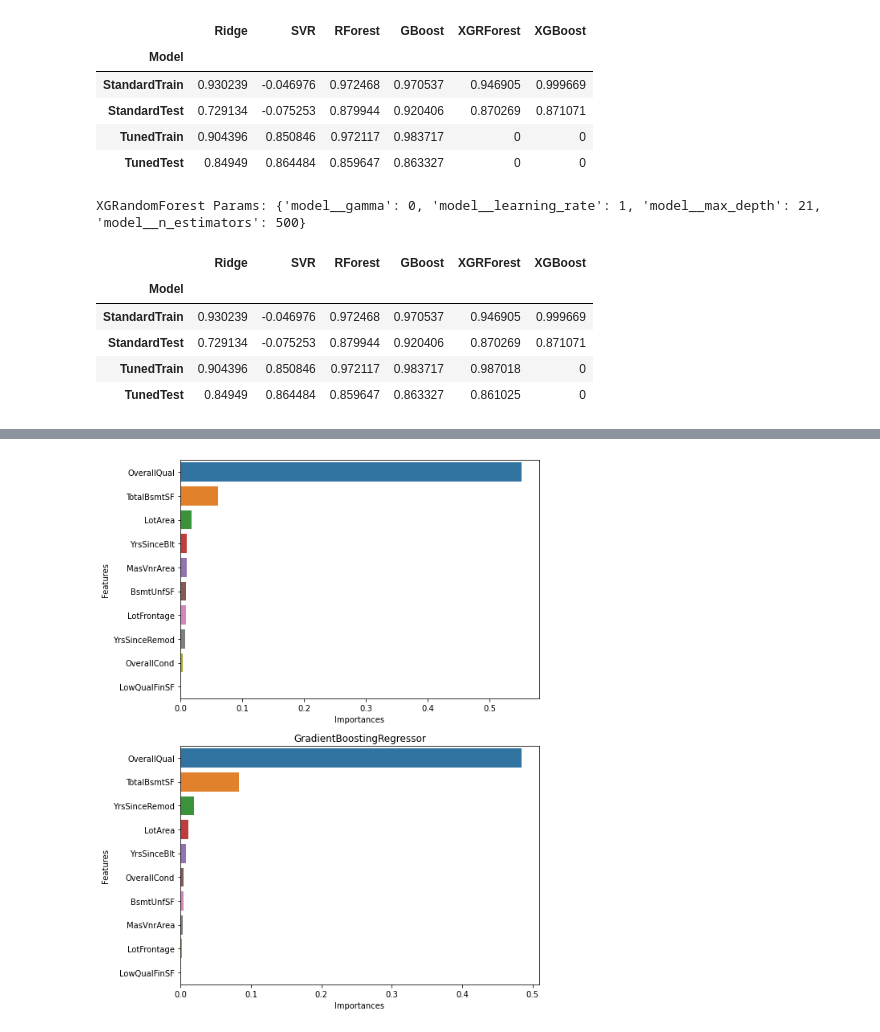
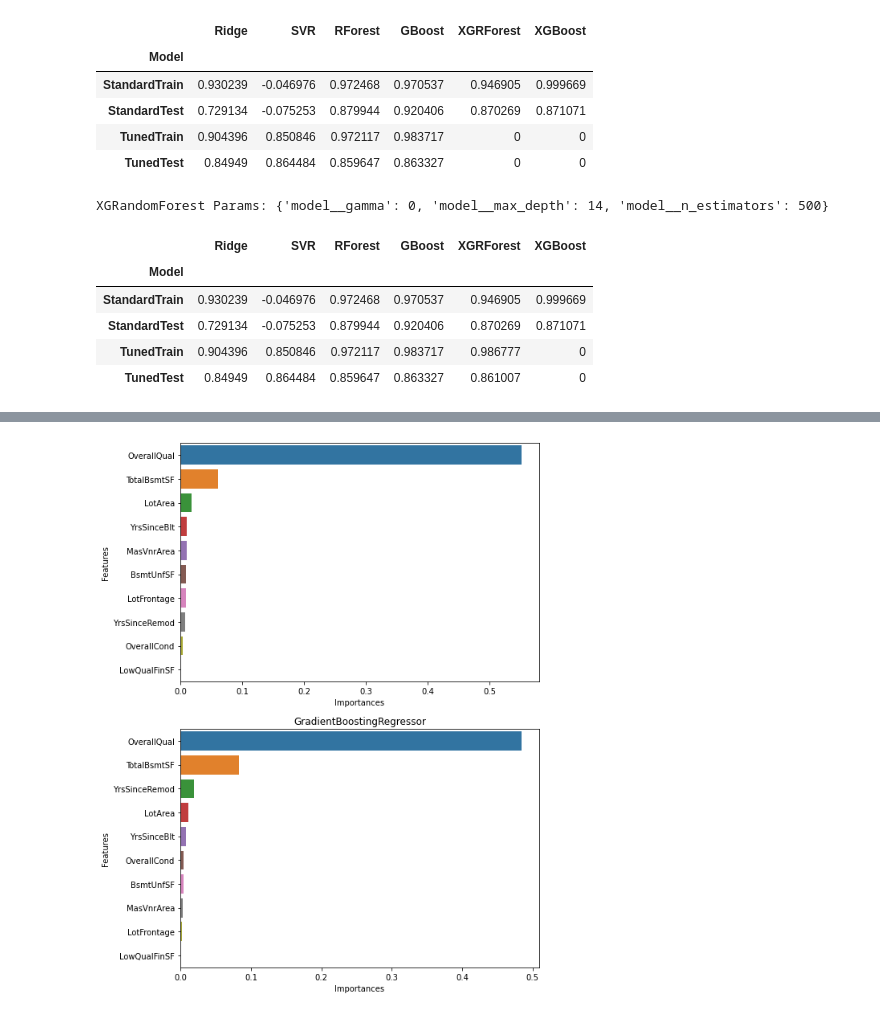
Before and after one commit to BaroqBard/IowaHousingPredictions, a Jupyter notebook: Iowa Housing Project - II. Modeling & Analysis.ipynb, the cells around one changed output, grey strips where cells are left out. Cells and saved outputs as stored; diff of their text form; code cells hidden in the pictures.

```diff
--- a/Iowa Housing Project - II. Modeling & Analysis.ipynb
+++ b/Iowa Housing Project - II. Modeling & Analysis.ipynb
@@ -293,31 +255,30 @@ GradientBoost Params: {'model__learning_rate': 0.1, 'model__max_depth': 2, 'mode
 # %%
 #################################
 ### XGRandom Forest Regressor ###
 #################################
 
 xgForest2 = xgb.XGBRFRegressor(n_jobs = -2, random_state = 430)
 pca = PCA(random_state=430)
 
 # Pipe & Search
 pipeline = Pipeline(steps=[('pca', pca),
                           ('model', xgForest2)])
-xgf_grid = {'model__n_estimators': [500, 750, 1000],
-           'model__max_depth': [11, 13, 15, 17, 19, 21],
-           'model__gamma': [0, 0.1, 0.25, 0.5, 0.75, 0.9, 1],
-           'model__learning_rate': [0.01, 0.1, 1, 10]}
+xgf_grid = {'model__n_estimators': [100, 250, 500, 750],
+           'model__max_depth': [6, 10, 14, 18, 22, 26],
+           'model__gamma': [0, 2, 4]}
 gs_xgForest = model_selection.GridSearchCV(pipeline, xgf_grid, n_jobs=-2, cv=3)
 gs_xgForest.fit(x_train, y_train['SalePrice'])
 print('XGRandomForest Params: ' + str(gs_xgForest.best_params_))
 
 # Tabulate Train Score & Test Score
 resul.iloc[2, 4] = gs_xgForest.score(x_train, y_train['SalePrice'])
 resul.iloc[3, 4] = gs_xgForest.score(x_test, y_test['SalePrice'])
 resul.head()
 # %% [output]
-XGRandomForest Params: {'model__gamma': 0, 'model__learning_rate': 1, 'model__max_depth': 21, 'model__n_estimators': 500}
+XGRandomForest Params: {'model__gamma': 0, 'model__max_depth': 14, 'model__n_estimators': 500}
 |  | Ridge | SVR | RForest | GBoost | XGRForest | XGBoost |
 | Model |  |  |  |  |  |  |
 | StandardTrain | 0.930239 | -0.046976 | 0.972468 | 0.970537 | 0.946905 | 0.999669 |
 | StandardTest | 0.729134 | -0.075253 | 0.879944 | 0.920406 | 0.870269 | 0.871071 |
-| TunedTrain | 0.904396 | 0.850846 | 0.972117 | 0.983717 | 0.987018 | 0 |
-| TunedTest | 0.84949 | 0.864484 | 0.859647 | 0.863327 | 0.861025 | 0 |
+| TunedTrain | 0.904396 | 0.850846 | 0.972117 | 0.983717 | 0.986777 | 0 |
+| TunedTest | 0.84949 | 0.864484 | 0.859647 | 0.863327 | 0.861007 | 0 |
```
Also changed, not shown: parts of 14 cells of this notebook.
